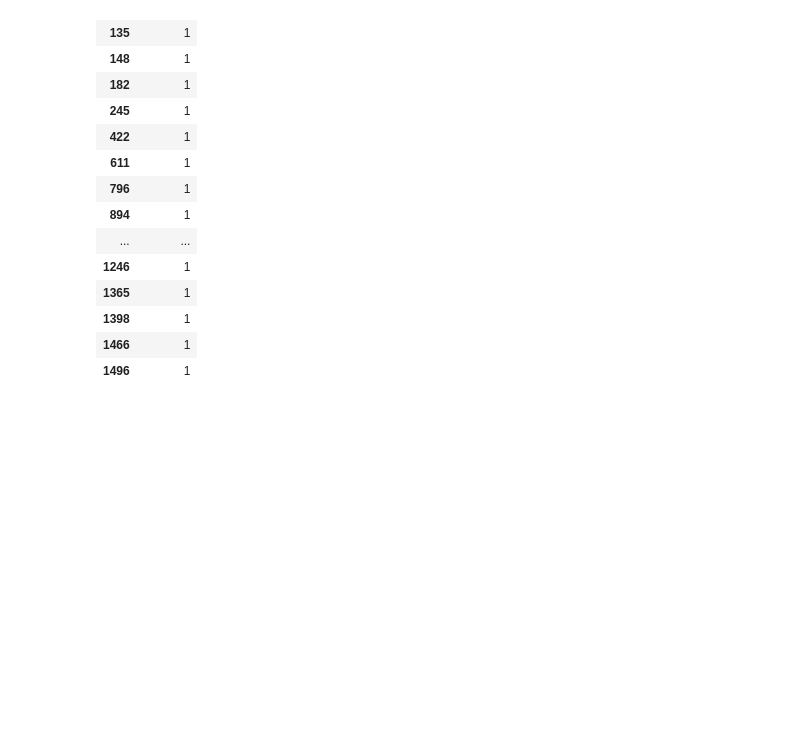
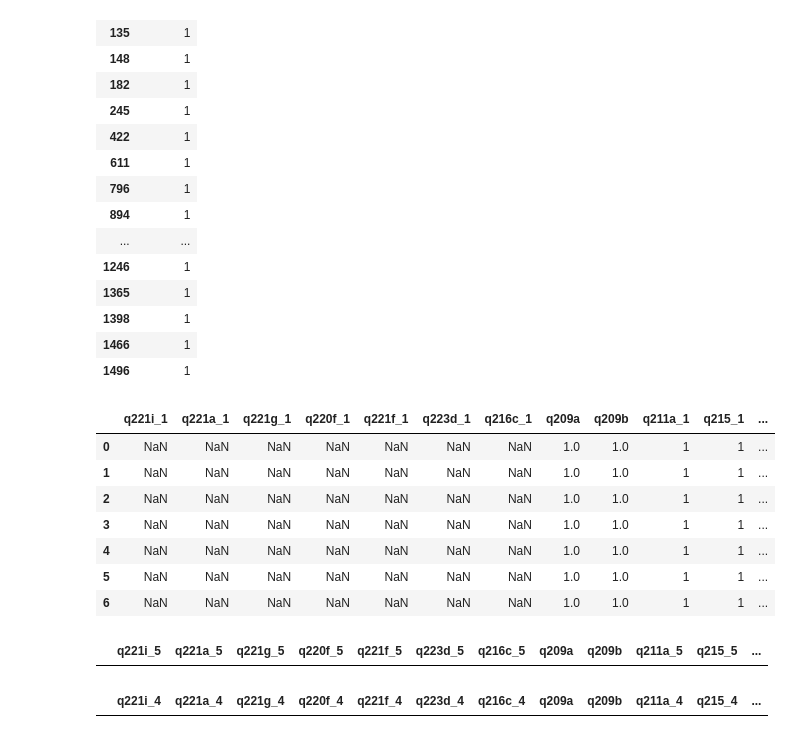
Before and after one commit to thatjohnguy/afidep-deep-learning-project, a Jupyter notebook: teamup_profile_generator.ipynb, the cells around one changed output. Cells and saved outputs as stored; diff of their text form; code cells hidden in the pictures; blank space fills up the shorter version.

```diff
--- a/teamup_profile_generator.ipynb
+++ b/teamup_profile_generator.ipynb
@@ -1267,0 +1397,22 @@ r[(r['q211a_1']==1) | (r['q211a_1']==1)][['q211a_1']]
+# %%
+df_m=df_ce.merge(df_sto,how="left",indicator=True)
+# df_m=df_m.loc[df_m['_merge']=='left_only']
+# df_m=df_m.loc[:,df_m.columns != '_merge']
+df_m
+# %% [output]
+|  | q221i_1 | q221a_1 | q221g_1 | q220f_1 | q221f_1 | q223d_1 | q216c_1 | q209a | q209b | q211a_1 | q215_1 | ... |
+| 0 | NaN | NaN | NaN | NaN | NaN | NaN | NaN | 1.0 | 1.0 | 1 | 1 | ... |
+| 1 | NaN | NaN | NaN | NaN | NaN | NaN | NaN | 1.0 | 1.0 | 1 | 1 | ... |
+| 2 | NaN | NaN | NaN | NaN | NaN | NaN | NaN | 1.0 | 1.0 | 1 | 1 | ... |
+| 3 | NaN | NaN | NaN | NaN | NaN | NaN | NaN | 1.0 | 1.0 | 1 | 1 | ... |
+| 4 | NaN | NaN | NaN | NaN | NaN | NaN | NaN | 1.0 | 1.0 | 1 | 1 | ... |
+| 5 | NaN | NaN | NaN | NaN | NaN | NaN | NaN | 1.0 | 1.0 | 1 | 1 | ... |
+| 6 | NaN | NaN | NaN | NaN | NaN | NaN | NaN | 1.0 | 1.0 | 1 | 1 | ... |
+# %%
+df_ce_herbs
+# %% [output]
+|  | q221i_5 | q221a_5 | q221g_5 | q220f_5 | q221f_5 | q223d_5 | q216c_5 | q209a | q209b | q211a_5 | q215_5 | ... |
+# %%
+df_ce_conc
+# %% [output]
+|  | q221i_4 | q221a_4 | q221g_4 | q220f_4 | q221f_4 | q223d_4 | q216c_4 | q209a | q209b | q211a_4 | q215_4 | ... |
```
Also changed, not shown: parts of 60 cells of this notebook.
